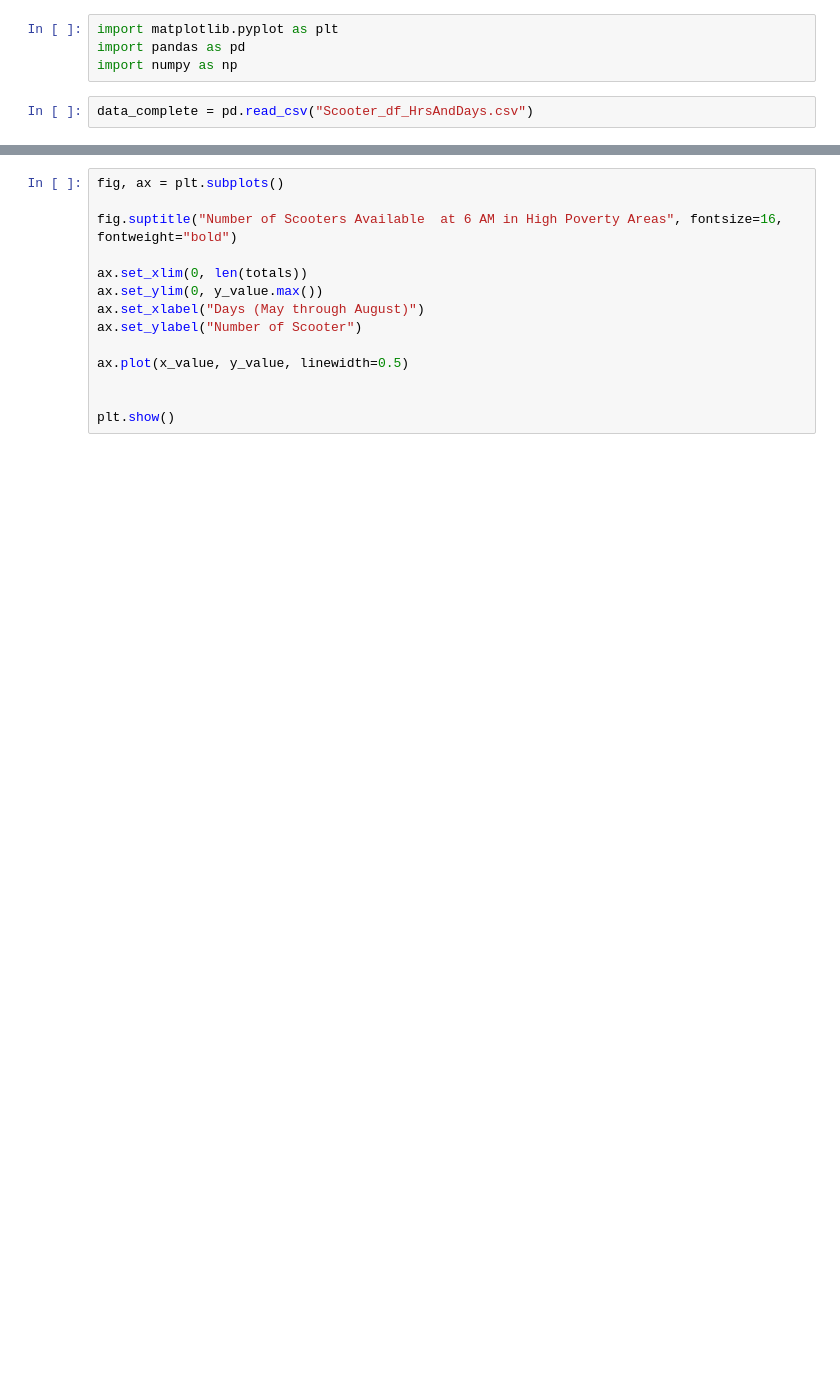
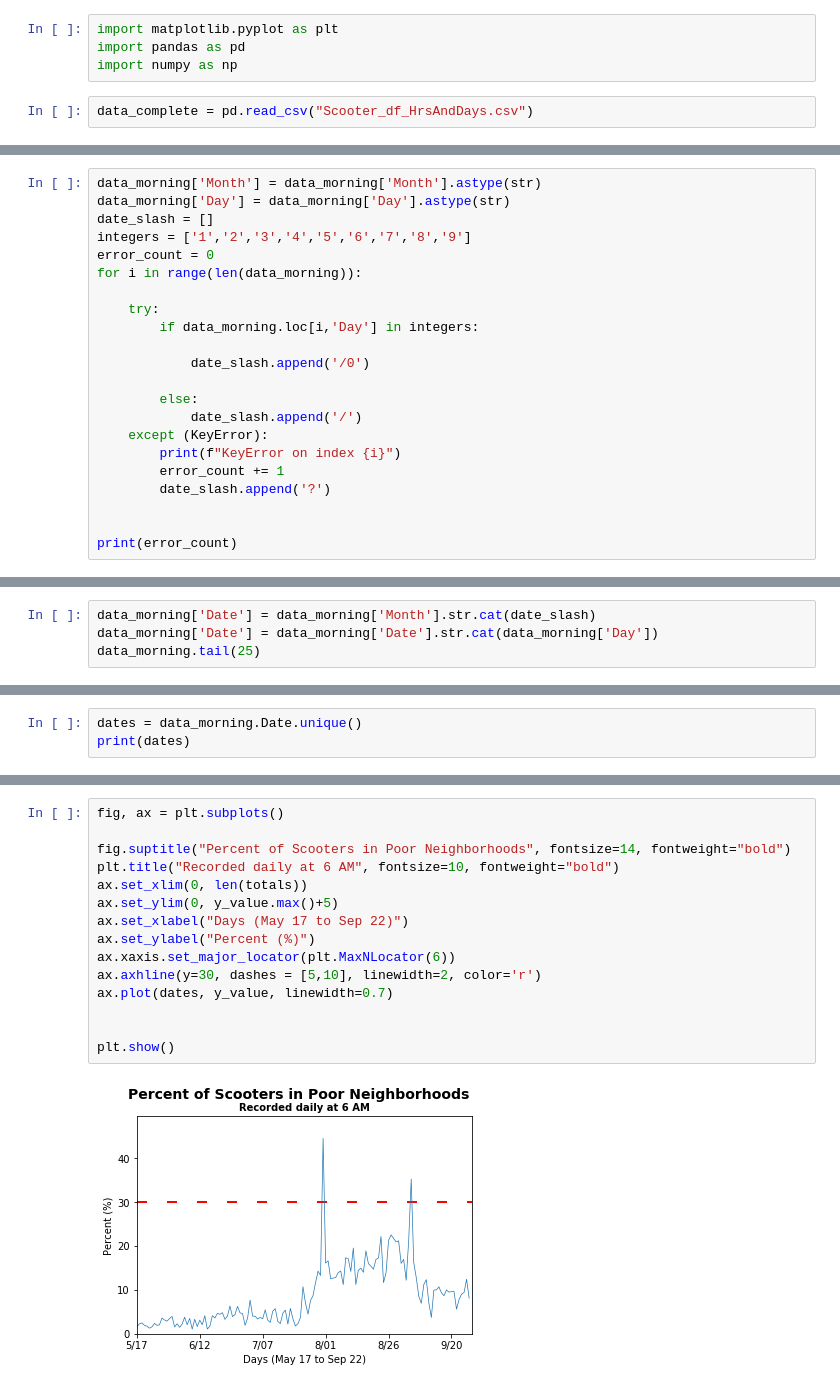
Before and after one commit to mlaska/Project1, a Jupyter notebook: Plots.ipynb, the cells around one changed output, grey strips where cells are left out. Saved outputs shown, nothing was run; the diff lists cells and outputs as text; blank space fills up the shorter version.

Commit message:
New csv-scrubbed scooter data for 6AM

```diff
--- a/Plots.ipynb
+++ b/Plots.ipynb
@@ -32,0 +30,22 @@ data_sub.head()
+# %%
+data_morning['Month'] = data_morning['Month'].astype(str)
+data_morning['Day'] = data_morning['Day'].astype(str)
+date_slash = []
+integers = ['1','2','3','4','5','6','7','8','9']
+error_count = 0
+for i in range(len(data_morning)):
+
+    try:
+        if data_morning.loc[i,'Day'] in integers:
+
+            date_slash.append('/0')
+
+        else:
+            date_slash.append('/')
+    except (KeyError):
+        print(f"KeyError on index {i}")
+        error_count += 1
+        date_slash.append('?')
+
+
+print(error_count)
@@ -32,0 +54,4 @@ data_sub.head()
+# %%
+data_morning['Date'] = data_morning['Month'].str.cat(date_slash)
+data_morning['Date'] = data_morning['Date'].str.cat(data_morning['Day'])
+data_morning.tail(25)
@@ -32,0 +76,3 @@ data_sub.head()
+# %%
+dates = data_morning.Date.unique()
+print(dates)
@@ -60,14 +132,17 @@ data_morn_gr.count()
 # %%
 fig, ax = plt.subplots()
 
-fig.suptitle("Number of Scooters Available  at 6 AM in High Poverty Areas", fontsize=16, fontweight="bold")
-
+fig.suptitle("Percent of Scooters in Poor Neighborhoods", fontsize=14, fontweight="bold")
+plt.title("Recorded daily at 6 AM", fontsize=10, fontweight="bold")
 ax.set_xlim(0, len(totals))
-ax.set_ylim(0, y_value.max())
-ax.set_xlabel("Days (May through August)")
-ax.set_ylabel("Number of Scooter")
-
-ax.plot(x_value, y_value, linewidth=0.5)
+ax.set_ylim(0, y_value.max()+5)
+ax.set_xlabel("Days (May 17 to Sep 22)")
+ax.set_ylabel("Percent (%)")
+ax.xaxis.set_major_locator(plt.MaxNLocator(6))
+ax.axhline(y=30, dashes = [5,10], linewidth=2, color='r')
+ax.plot(dates, y_value, linewidth=0.7)
 
 
 plt.show()
+# %% [output]
+[figure, added]
```
Also changed, not shown: parts of 10 cells of this notebook, 2 other files.
